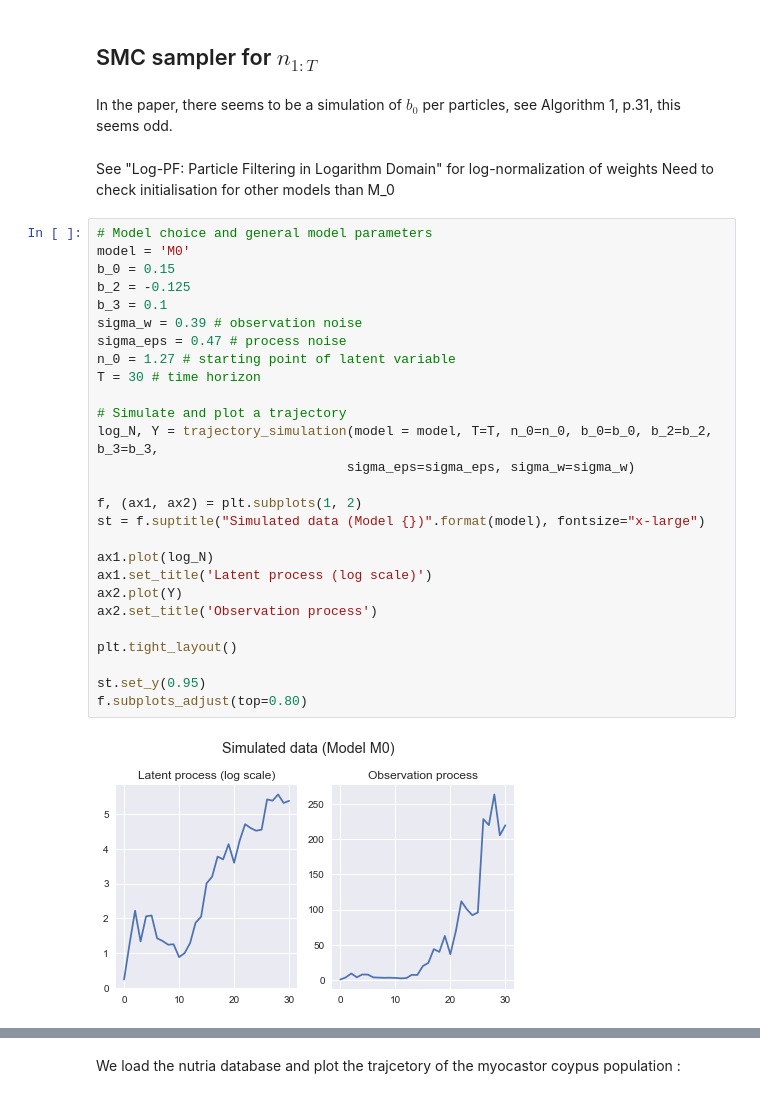
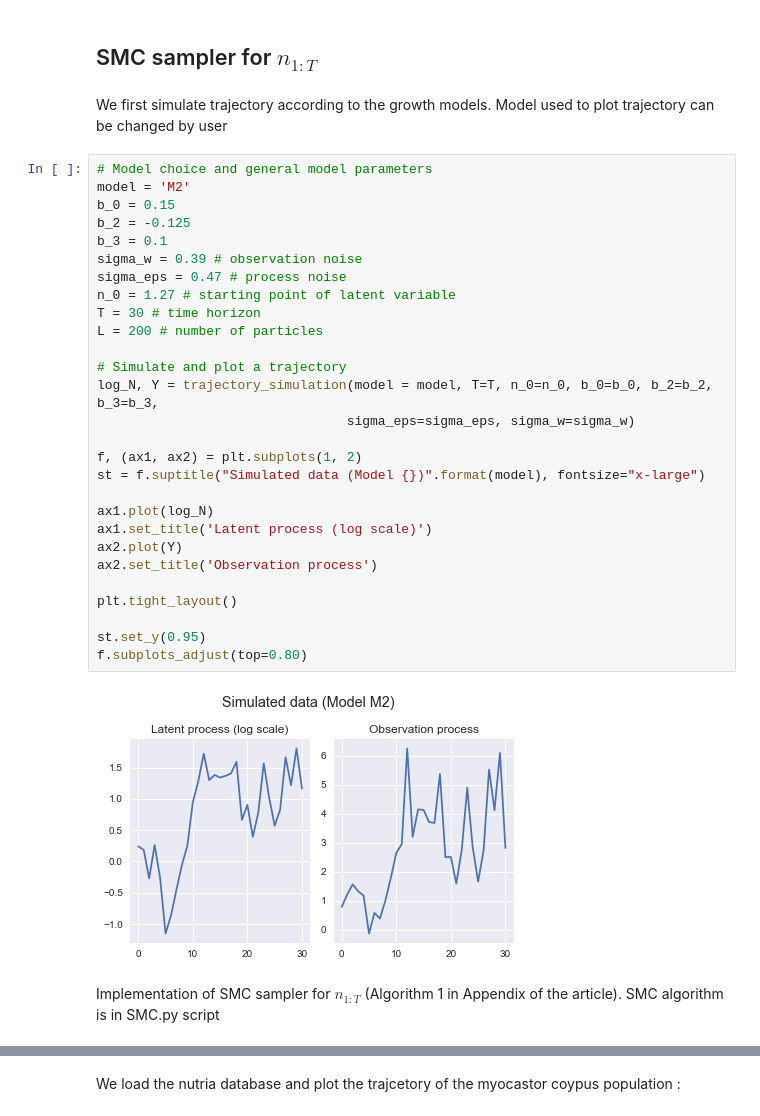
Before and after one commit to NicolasSchreuder/AdPMCMC_project, a Jupyter notebook: scripts/main.ipynb, the cells around one changed output, grey strips where cells are left out. Cells and saved outputs as stored; diff of their text form.

```diff
--- a/scripts/main.ipynb
+++ b/scripts/main.ipynb
@@ -48,38 +83,38 @@ with hyperpameters $\alpha_\epsilon=\alpha_w=\frac{T}{2}$ and $\beta_\epsilon=\b
 from kernels import non_adaptive_theta_proposal, adaptive_theta_proposal
 # %% [markdown]
 ## SMC sampler for $n_{1:T}$
-# %% [markdown]
-In the paper, there seems to be a simulation of $b_0$ per particles, see Algorithm 1, p.31, this seems odd.
-# %% [markdown]
-See "Log-PF: Particle Filtering in Logarithm Domain" for log-normalization of weights
-Need to check initialisation for other models than M_0
+# %% [markdown]
+We first simulate trajectory according to the growth models. Model used to plot trajectory can be changed by user
 # %%
 # Model choice and general model parameters
-model = 'M0'
+model = 'M2'
 b_0 = 0.15
 b_2 = -0.125
 b_3 = 0.1
 sigma_w = 0.39 # observation noise
 sigma_eps = 0.47 # process noise
 n_0 = 1.27 # starting point of latent variable
 T = 30 # time horizon
+L = 200 # number of particles
 
 # Simulate and plot a trajectory
 log_N, Y = trajectory_simulation(model = model, T=T, n_0=n_0, b_0=b_0, b_2=b_2, b_3=b_3,
                                 sigma_eps=sigma_eps, sigma_w=sigma_w)
 
 f, (ax1, ax2) = plt.subplots(1, 2)
 st = f.suptitle("Simulated data (Model {})".format(model), fontsize="x-large")
 
 ax1.plot(log_N)
 ax1.set_title('Latent process (log scale)')
 ax2.plot(Y)
 ax2.set_title('Observation process')
 
 plt.tight_layout()
 
 st.set_y(0.95)
 f.subplots_adjust(top=0.80)
 # %% [output]
-[figure, old version]
+[figure, new version]
+# %% [markdown]
+Implementation of SMC sampler for $n_{1:T}$ (Algorithm 1 in Appendix of the article). SMC algorithm is in SMC.py script
 # %%
```
Also changed, not shown: parts of 33 cells of this notebook, 13 other files.
